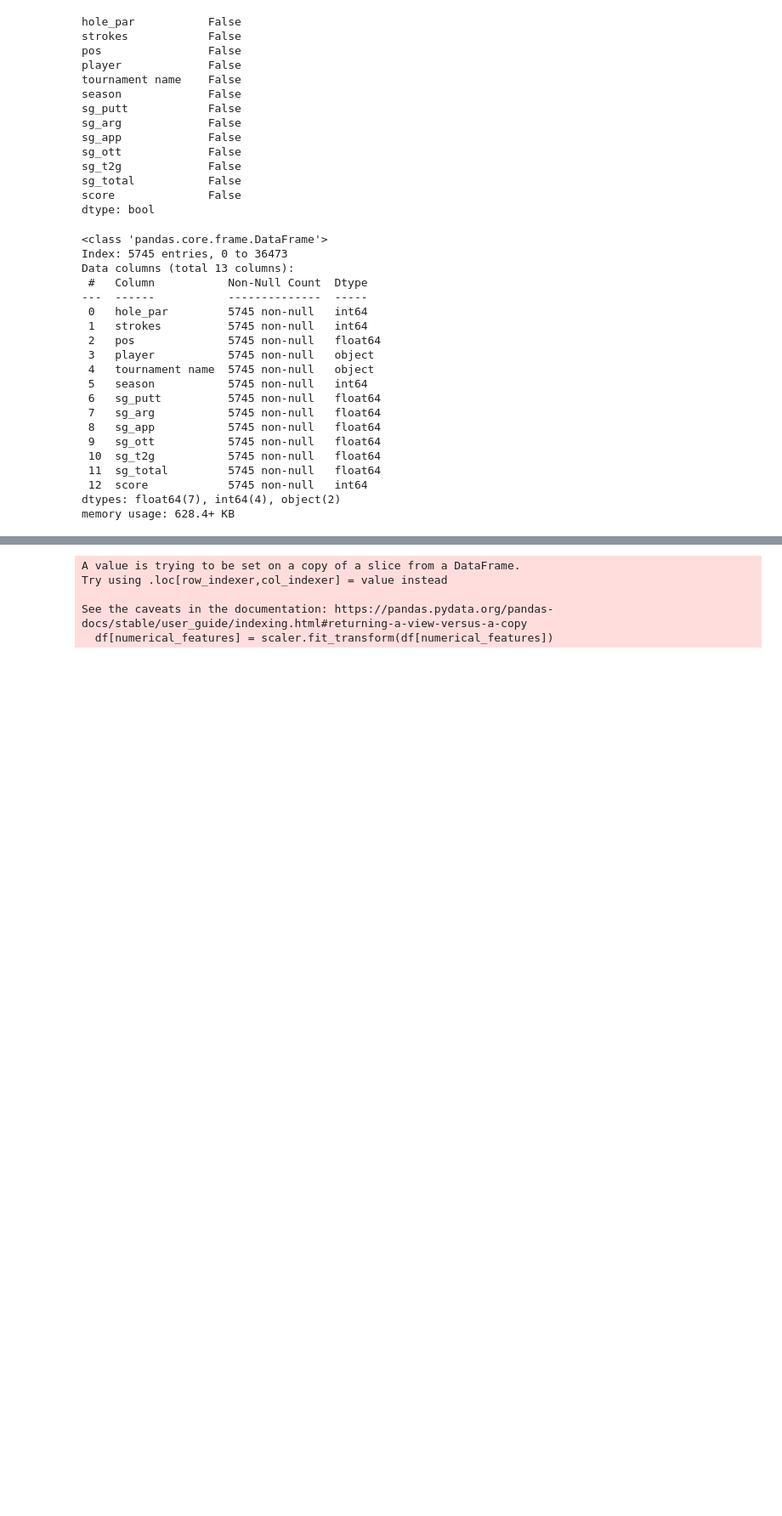
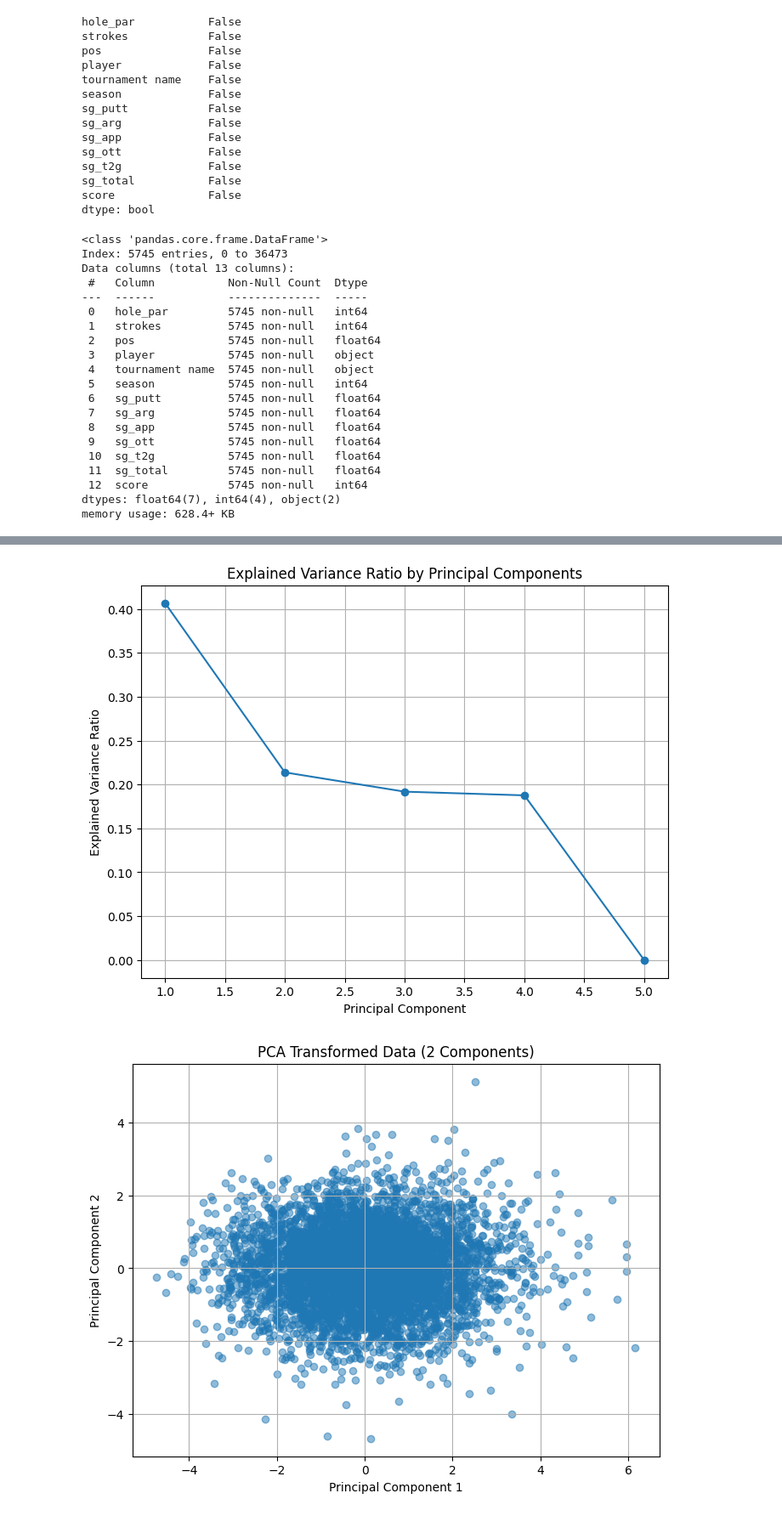
Before and after one commit to jakefine3/PGA-Golfer-Analysis, a Jupyter notebook: PGA_Golfer_Analysis.ipynb, the cells around one changed output, grey strips where cells are left out. Shown at 85% size. Drawn from its saved outputs; the diff is of its cells as text; code cells hidden in the pictures; blank space fills up the shorter version.

```diff
--- a/PGA_Golfer_Analysis.ipynb
+++ b/PGA_Golfer_Analysis.ipynb
@@ -140,15 +138,45 @@ df_aggregated
-# %%
-#extract 'strokes gained' stats for each golfer and scale them
-scaler = StandardScaler()
-numerical_features = ['sg_putt', 'sg_arg', 'sg_app', 'sg_ott', 'sg_t2g', 'sg_total']
-
-df[numerical_features] = scaler.fit_transform(df[numerical_features])
-# %% [output]
-A value is trying to be set on a copy of a slice from a DataFrame.
-Try using .loc[row_indexer,col_indexer] = value instead
-
-See the caveats in the documentation: https://pandas.pydata.org/pandas-docs/stable/user_guide/indexing.html#returning-a-view-versus-a-copy
-  df[numerical_features] = scaler.fit_transform(df[numerical_features])
+# %%
+#extract 'strokes gained' stats for each golfer and scale them, apply PCA
+numerical_features = ['sg_putt', 'sg_arg', 'sg_app', 'sg_ott', 'sg_t2g']
+data = df[numerical_features].values
+
+scaler = StandardScaler()
+scaled_data = scaler.fit_transform(data)
+
+pca = PCA()
+pca.fit(scaled_data)
+
+explained_variance_ratio = pca.explained_variance_ratio_
+
+#plotting pca, explained variance ratio
+plt.figure(figsize=(8, 6))
+plt.plot(range(1, len(explained_variance_ratio) + 1), explained_variance_ratio, marker='o')
+plt.title('Explained Variance Ratio by Principal Components')
+plt.xlabel('Principal Component')
+plt.ylabel('Explained Variance Ratio')
+plt.grid(True)
+plt.show()
+
+cumulative_variance_ratio = np.cumsum(explained_variance_ratio)
+n_components = np.argmax(cumulative_variance_ratio >= 0.95) + 1
+
+# Reapply PCA with the chosen number of components
+pca = PCA(n_components=n_components)
+pca.fit(scaled_data)
+transformed_data = pca.transform(scaled_data)
+
+# Visualize the transformed data (if needed)
+# For example, if n_components == 2
+plt.figure(figsize=(8, 6))
+plt.scatter(transformed_data[:, 0], transformed_data[:, 1], alpha=0.5)
+plt.title('PCA Transformed Data (2 Components)')
+plt.xlabel('Principal Component 1')
+plt.ylabel('Principal Component 2')
+plt.grid(True)
+plt.show()
+# %% [output]
+[figure, added]
+[figure, added]
 # %%
 # Calculates cosine similarity based on golfers' strokes gained
 def find_similarities(golfer, df):
```
Also changed, not shown: parts of 10 cells of this notebook.
